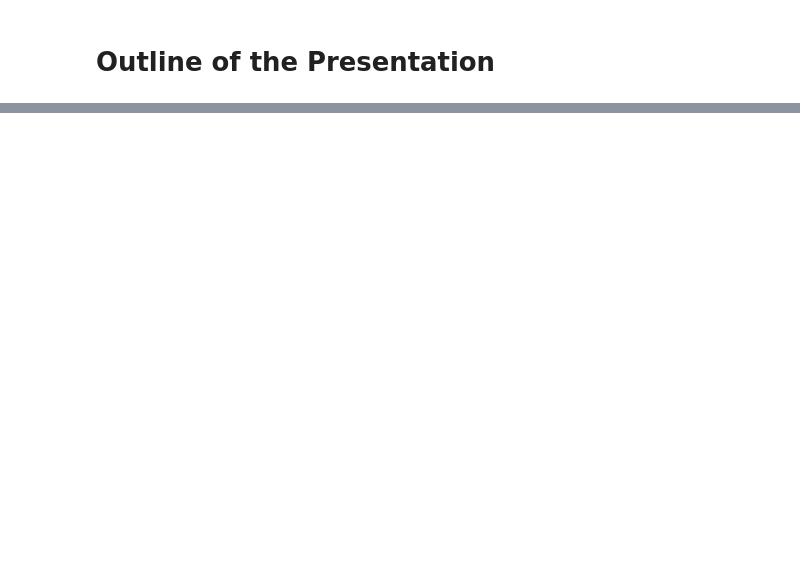
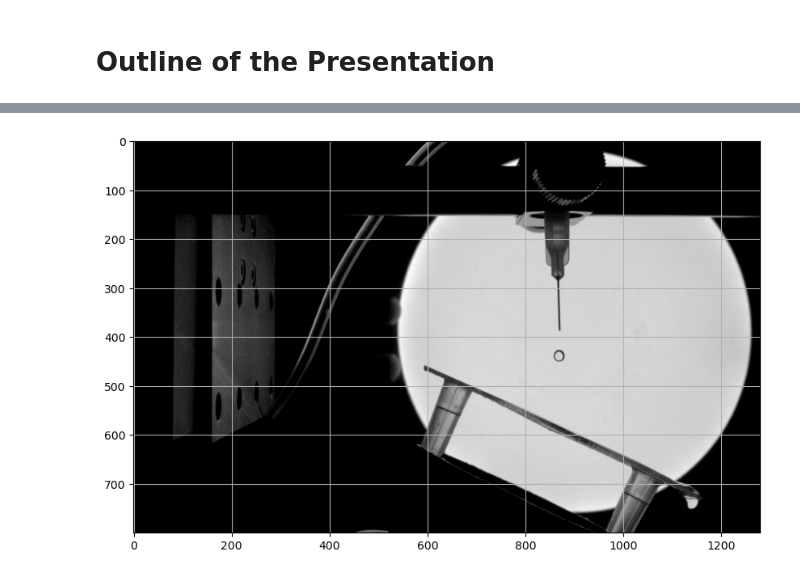
Before and after one commit to Hari31416/mini-project, a Jupyter notebook: presentations/first/Outline.ipynb, the cells around one changed output, grey strips where cells are left out. Cells and saved outputs as stored; diff of their text form; code cells hidden in the pictures; blank space fills up the shorter version.

```diff
--- a/presentations/first/Outline.ipynb
+++ b/presentations/first/Outline.ipynb
@@ -48,0 +60,8 @@
+# %%
+c = CenterExtracter()
+# %%
+img = c._read_image_("34.jpg")
+# %%
+c._show_image_(img,filename="original.png")
+# %% [output]
+[figure, added]
```
Also changed, not shown: parts of 8 cells of this notebook, 52 other files.
